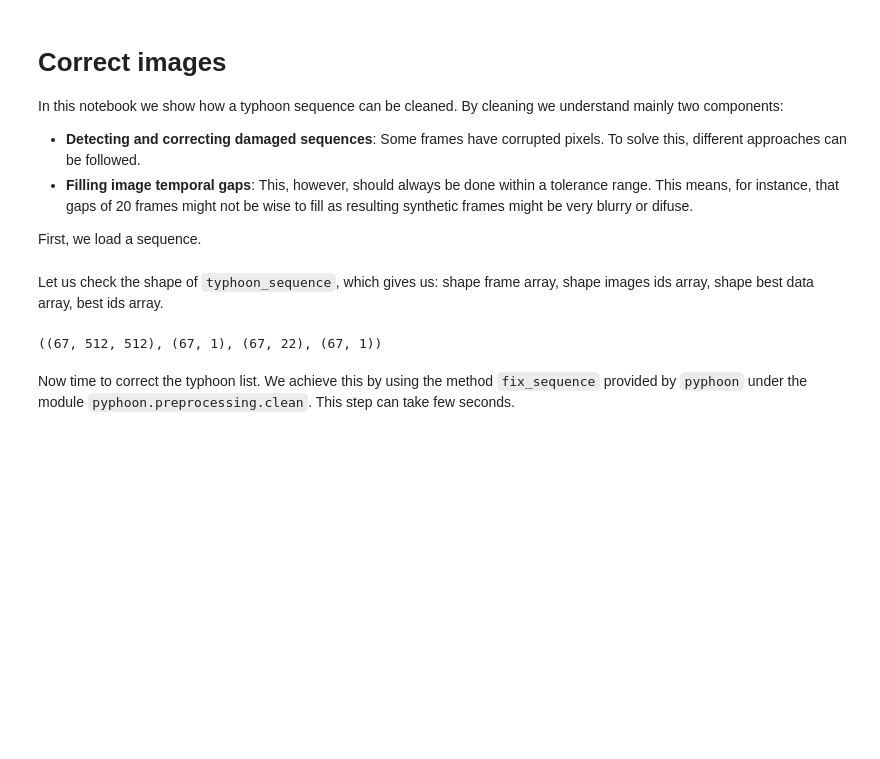
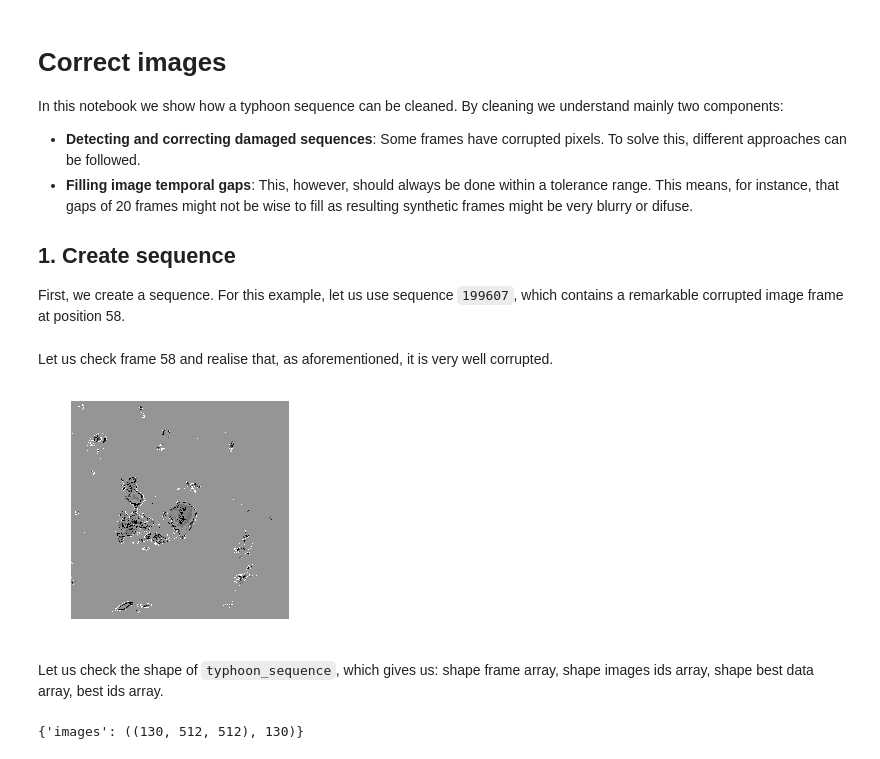
Before and after one commit to lucasrodes/pyphoon, a Jupyter notebook: notebooks/Correct_Images.ipynb, the cells around one changed output. Cells and saved outputs as stored; diff of their text form; code cells hidden in the pictures; blank space fills up the shorter version.

```diff
--- a/notebooks/Correct_Images.ipynb
+++ b/notebooks/Correct_Images.ipynb
@@ -5,4 +9,5 @@ In this notebook we show how a typhoon sequence can be cleaned. By cleaning we u
 * **Detecting and correcting damaged sequences**: Some frames have corrupted pixels. To solve this, different approaches can be followed.
 * **Filling image temporal gaps**: This, however, should always be done within a tolerance range. This means, for instance, that gaps of 20 frames might not be wise to fill as resulting synthetic frames might be very blurry or difuse.
 
-First, we load a sequence.
+## 1. Create sequence
+First, we create a sequence. For this example, let us use sequence `199607`, which contains a remarkable corrupted image frame at position 58.
@@ -15,9 +21,14 @@ typhoon_sequence = read_typhoonlist_h5('../sampledata/201725.h5')
+# %% [markdown]
+Let us check frame 58 and realise that, as aforementioned, it is very well corrupted.
+# %%
+plt.imshow(sequence.get_data('images')[58], cmap="Greys")
+plt.axis('off')
+plt.show()
+# %% [output]
+[figure, added]
 # %% [markdown]
 Let us check the shape of `typhoon_sequence`, which gives us: shape frame array, shape images ids array, shape best data array, best ids array.
 # %%
-typhoon_sequence.shape
+sequence.shape
 # %% [output]
-((67, 512, 512), (67, 1), (67, 22), (67, 1))
+{'images': ((130, 512, 512), 130)}
-# %% [markdown]
-Now time to correct the typhoon list. We achieve this by using the method `fix_sequence` provided by `pyphoon`
-under the module `pyphoon.preprocessing.clean`. This step can take few seconds.
```
Also changed, not shown: parts of 23 cells of this notebook.
